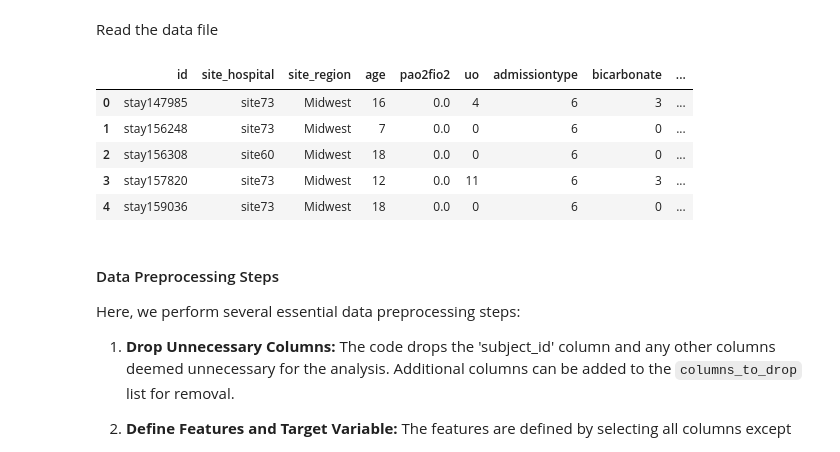
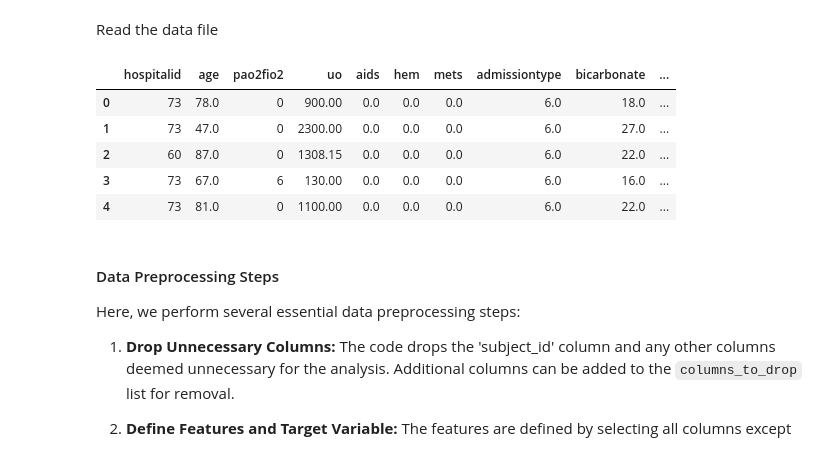
Before and after one commit to MEDomics-UdeS/MEDfl, a Jupyter notebook: notebooks/tutorial/3_TransferLearning copy.ipynb, the cells around one changed output. Saved outputs shown, nothing was run; the diff lists cells and outputs as text; code cells hidden in the pictures.

```diff
--- a/notebooks/tutorial/3_TransferLearning copy.ipynb
+++ b/notebooks/tutorial/3_TransferLearning copy.ipynb
@@ -61,16 +61,16 @@ from Medfl.LearningManager.utils import global_params
 Read the data file
 # %%
 # Read the CSV file
-data = pd.read_csv(global_params['base_url'] + '/notebooks/eicu_test.csv')
+data = pd.read_csv(global_params['base_url'] + '/notebooks/data/masterDataSet/eICU.csv')
 
 data.head()
 # %% [output]
-|  | id | site_hospital | site_region | age | pao2fio2 | uo | admissiontype | bicarbonate | ... |
-| 0 | stay147985 | site73 | Midwest | 16 | 0.0 | 4 | 6 | 3 | ... |
-| 1 | stay156248 | site73 | Midwest | 7 | 0.0 | 0 | 6 | 0 | ... |
-| 2 | stay156308 | site60 | Midwest | 18 | 0.0 | 0 | 6 | 0 | ... |
-| 3 | stay157820 | site73 | Midwest | 12 | 0.0 | 11 | 6 | 3 | ... |
-| 4 | stay159036 | site73 | Midwest | 18 | 0.0 | 0 | 6 | 0 | ... |
+|  | hospitalid | age | pao2fio2 | uo | aids | hem | mets | admissiontype | bicarbonate | ... |
+| 0 | 73 | 78.0 | 0 | 900.00 | 0.0 | 0.0 | 0.0 | 6.0 | 18.0 | ... |
+| 1 | 73 | 47.0 | 0 | 2300.00 | 0.0 | 0.0 | 0.0 | 6.0 | 27.0 | ... |
+| 2 | 60 | 87.0 | 0 | 1308.15 | 0.0 | 0.0 | 0.0 | 6.0 | 22.0 | ... |
+| 3 | 73 | 67.0 | 6 | 130.00 | 0.0 | 0.0 | 0.0 | 6.0 | 16.0 | ... |
+| 4 | 73 | 81.0 | 0 | 1100.00 | 0.0 | 0.0 | 0.0 | 6.0 | 22.0 | ... |
 # %% [markdown]
 #### Data Preprocessing Steps
 
```
Also changed, not shown: parts of 18 cells of this notebook, 7 other files.
